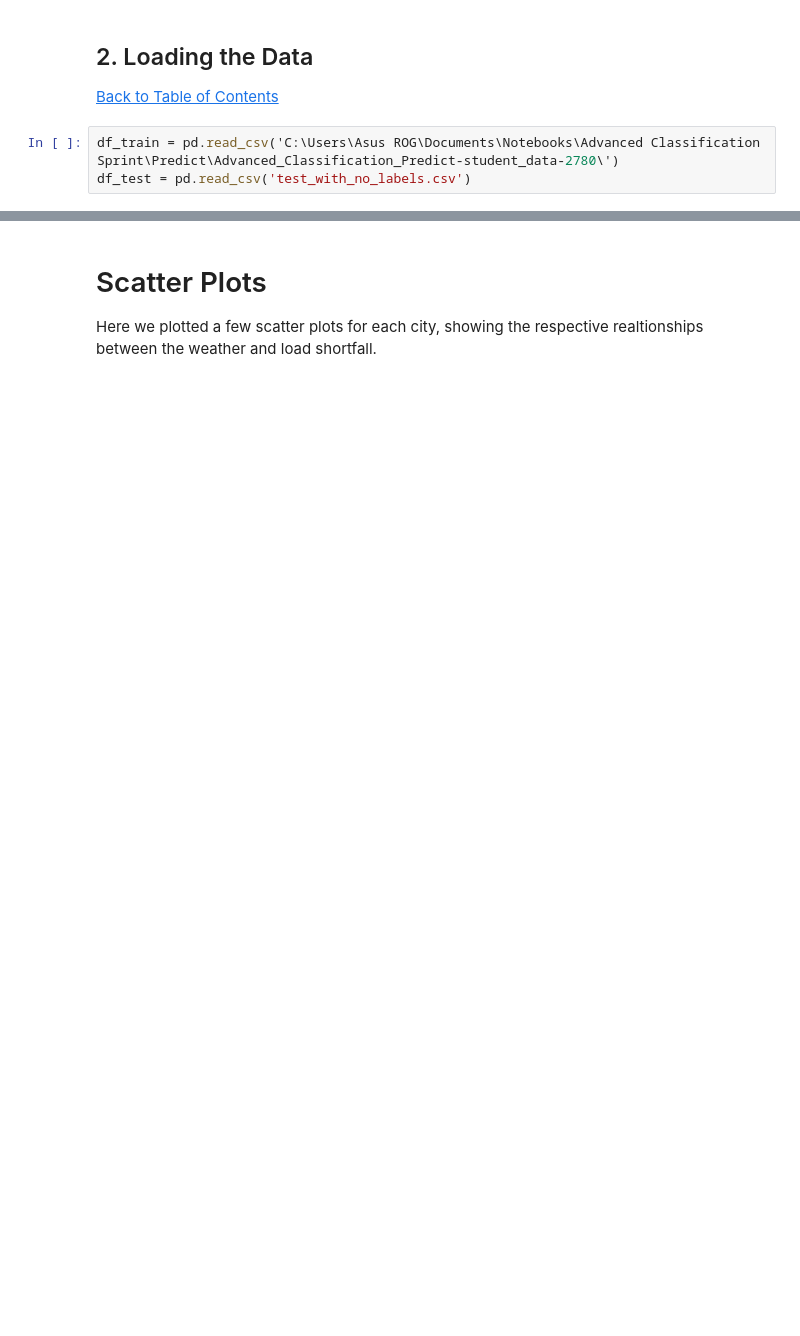
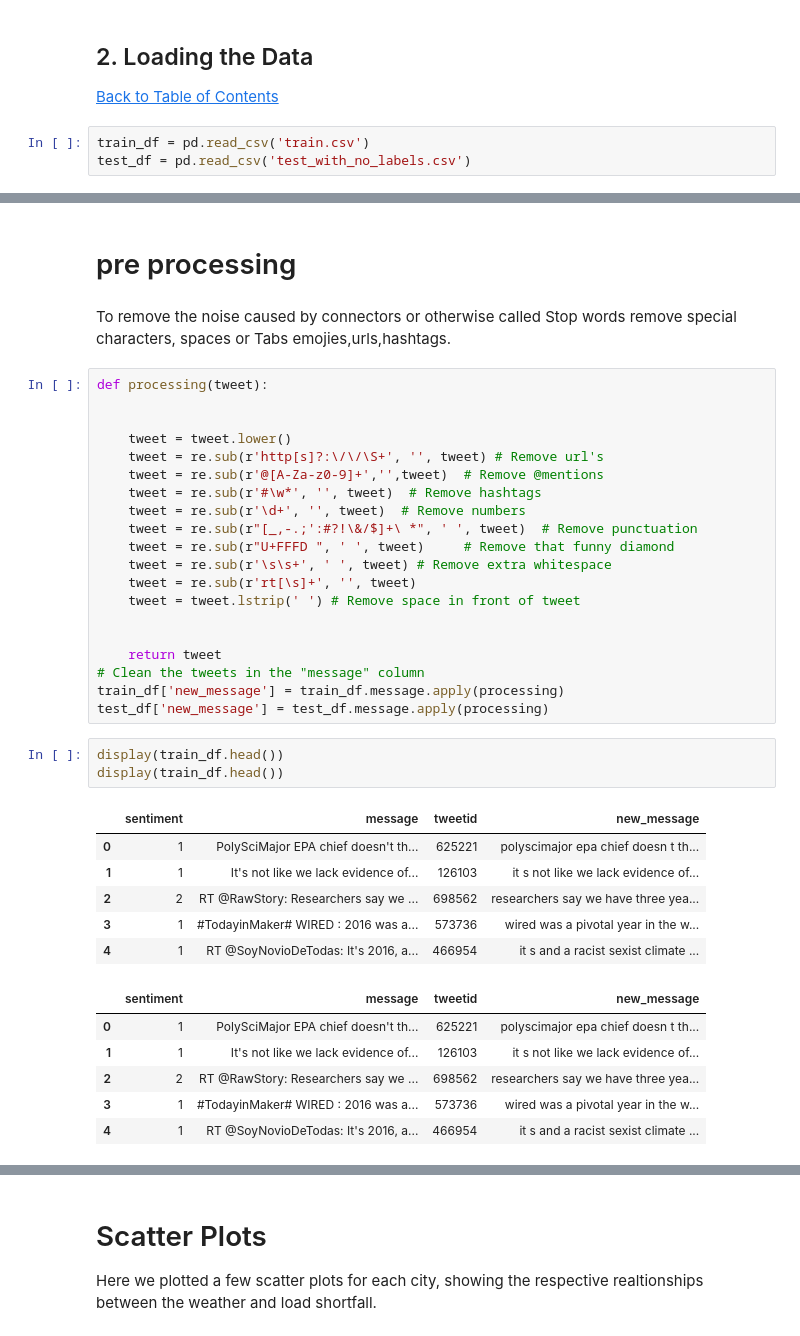
Before and after one commit to ethanmacrae/classification-predict-streamlit-template, a Jupyter notebook: Classification Predict Notebook .ipynb, the cells around one changed output, grey strips where cells are left out. Saved outputs shown, nothing was run; the diff lists cells and outputs as text; blank space fills up the shorter version.

Commit message:
cleaned data

```diff
--- a/Classification Predict Notebook .ipynb
+++ b/Classification Predict Notebook .ipynb
@@ -142,5 +166,5 @@ warnings.filterwarnings('ignore')
 <a class="anchor" id="1.1"></a>
 <a href=#cont>Back to Table of Contents</a>
 # %%
-df_train = pd.read_csv('C:\Users\Asus ROG\Documents\Notebooks\Advanced Classification Sprint\Predict\Advanced_Classification_Predict-student_data-2780\')
-df_test = pd.read_csv('test_with_no_labels.csv')
+train_df = pd.read_csv('train.csv')
+test_df = pd.read_csv('test_with_no_labels.csv')
@@ -203,3 +228,43 @@ df.describe()
 | 50% | 1.000000 | 502291.000000 |
 | 75% | 1.000000 | 753769.000000 |
 | max | 2.000000 | 999888.000000 |
+# %% [markdown]
+# pre processing
+# %% [markdown]
+To remove the noise caused by connectors or otherwise called Stop words remove special characters, spaces or Tabs emojies,urls,hashtags.
+# %%
+def processing(tweet):
+
+
+    tweet = tweet.lower()
+    tweet = re.sub(r'http[s]?:\/\/\S+', '', tweet) # Remove url's
+    tweet = re.sub(r'@[A-Za-z0-9]+','',tweet)  # Remove @mentions
+    tweet = re.sub(r'#\w*', '', tweet)  # Remove hashtags
+    tweet = re.sub(r'\d+', '', tweet)  # Remove numbers
+    tweet = re.sub(r"[_,-.;':#?!\&/$]+\ *", ' ', tweet)  # Remove punctuation
+    tweet = re.sub(r"U+FFFD ", ' ', tweet)     # Remove that funny diamond
+    tweet = re.sub(r'\s\s+', ' ', tweet) # Remove extra whitespace
+    tweet = re.sub(r'rt[\s]+', '', tweet)
+    tweet = tweet.lstrip(' ') # Remove space in front of tweet
+
+
+    return tweet
+# Clean the tweets in the "message" column
+train_df['new_message'] = train_df.message.apply(processing)
+test_df['new_message'] = test_df.message.apply(processing)
+# %%
+display(train_df.head())
+display(train_df.head())
+# %% [output]
+|  | sentiment | message | tweetid | new_message |
+| 0 | 1 | PolySciMajor EPA chief doesn't th... | 625221 | polyscimajor epa chief doesn t th... |
+| 1 | 1 | It's not like we lack evidence of... | 126103 | it s not like we lack evidence of... |
+| 2 | 2 | RT @RawStory: Researchers say we ... | 698562 | researchers say we have three yea... |
+| 3 | 1 | #TodayinMaker# WIRED : 2016 was a... | 573736 | wired was a pivotal year in the w... |
+| 4 | 1 | RT @SoyNovioDeTodas: It's 2016, a... | 466954 | it s and a racist sexist climate ... |
+|  | sentiment | message | tweetid | new_message |
+| 0 | 1 | PolySciMajor EPA chief doesn't th... | 625221 | polyscimajor epa chief doesn t th... |
+| 1 | 1 | It's not like we lack evidence of... | 126103 | it s not like we lack evidence of... |
+| 2 | 2 | RT @RawStory: Researchers say we ... | 698562 | researchers say we have three yea... |
+| 3 | 1 | #TodayinMaker# WIRED : 2016 was a... | 573736 | wired was a pivotal year in the w... |
+| 4 | 1 | RT @SoyNovioDeTodas: It's 2016, a... | 466954 | it s and a racist sexist climate ... |
```
Also changed, not shown: parts of 26 cells of this notebook.
